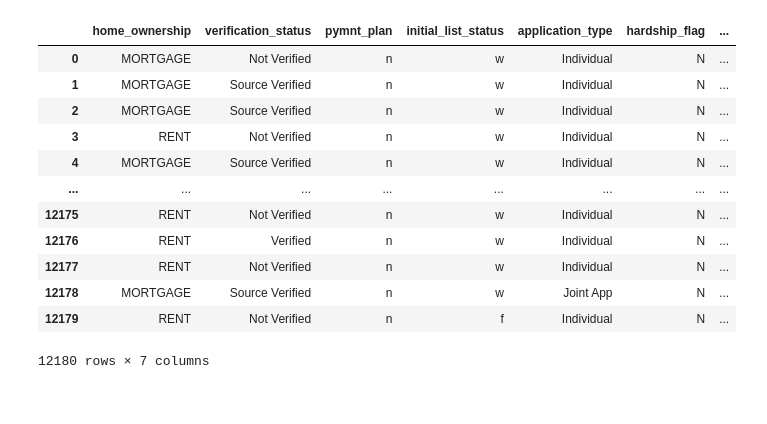
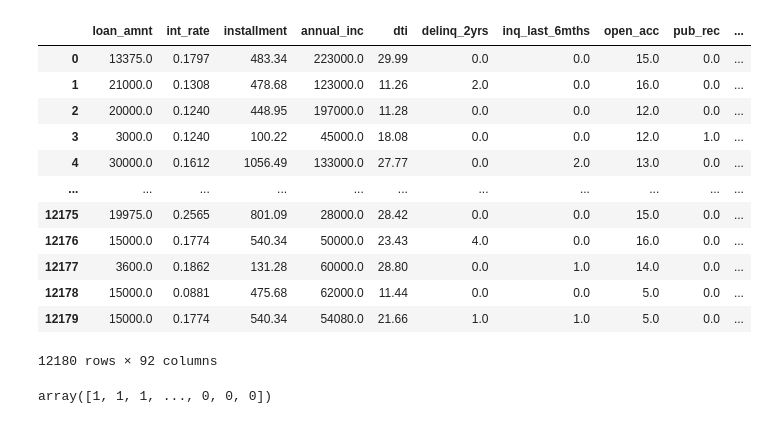
Before and after one commit to Jorgehdzdata/Supervised-Machine-Learning-Homework-, a Jupyter notebook: Credit Risk Evaluator.ipynb, the cells around one changed output. Saved outputs shown, nothing was run; the diff lists cells and outputs as text; code cells hidden in the pictures.

```diff
--- a/Credit Risk Evaluator.ipynb
+++ b/Credit Risk Evaluator.ipynb
@@ -7,20 +9,24 @@ train_df = pd.read_csv(Path('Resources/2019loans.csv'))
 test_df = pd.read_csv(Path('Resources/2020Q1loans.csv'))
 # %%
 # Convert categorical data to numeric and separate target feature for training data
-train_df1 = train_df.select_dtypes(include='object')
-x = train_df1.drop('loan_status' , axis=1)
-x
+# Cat_Data = train_df.select_dtypes(include='object').columns.to_list
+# Cat_Data
+x = train_df.drop(['loan_status', 'index', 'Unnamed: 0'], axis=1)
+#print(x)
+X_train = pd.get_dummies(x)
+#print(X.columns)
+X_train
 # %% [output]
-|  | home_ownership | verification_status | pymnt_plan | initial_list_status | application_type | hardship_flag | ... |
-| 0 | MORTGAGE | Not Verified | n | w | Individual | N | ... |
-| 1 | MORTGAGE | Source Verified | n | w | Individual | N | ... |
-| 2 | MORTGAGE | Source Verified | n | w | Individual | N | ... |
-| 3 | RENT | Not Verified | n | w | Individual | N | ... |
-| 4 | MORTGAGE | Source Verified | n | w | Individual | N | ... |
-| ... | ... | ... | ... | ... | ... | ... | ... |
-| 12175 | RENT | Not Verified | n | w | Individual | N | ... |
-| 12176 | RENT | Verified | n | w | Individual | N | ... |
-| 12177 | RENT | Not Verified | n | w | Individual | N | ... |
-| 12178 | MORTGAGE | Source Verified | n | w | Joint App | N | ... |
-| 12179 | RENT | Not Verified | n | f | Individual | N | ... |
+|  | loan_amnt | int_rate | installment | annual_inc | dti | delinq_2yrs | inq_last_6mths | open_acc | pub_rec | ... |
+| 0 | 13375.0 | 0.1797 | 483.34 | 223000.0 | 29.99 | 0.0 | 0.0 | 15.0 | 0.0 | ... |
+| 1 | 21000.0 | 0.1308 | 478.68 | 123000.0 | 11.26 | 2.0 | 0.0 | 16.0 | 0.0 | ... |
+| 2 | 20000.0 | 0.1240 | 448.95 | 197000.0 | 11.28 | 0.0 | 0.0 | 12.0 | 0.0 | ... |
+| 3 | 3000.0 | 0.1240 | 100.22 | 45000.0 | 18.08 | 0.0 | 0.0 | 12.0 | 1.0 | ... |
+| 4 | 30000.0 | 0.1612 | 1056.49 | 133000.0 | 27.77 | 0.0 | 2.0 | 13.0 | 0.0 | ... |
+| ... | ... | ... | ... | ... | ... | ... | ... | ... | ... | ... |
+| 12175 | 19975.0 | 0.2565 | 801.09 | 28000.0 | 28.42 | 0.0 | 0.0 | 15.0 | 0.0 | ... |
+| 12176 | 15000.0 | 0.1774 | 540.34 | 50000.0 | 23.43 | 4.0 | 0.0 | 16.0 | 0.0 | ... |
+| 12177 | 3600.0 | 0.1862 | 131.28 | 60000.0 | 28.80 | 0.0 | 1.0 | 14.0 | 0.0 | ... |
+| 12178 | 15000.0 | 0.0881 | 475.68 | 62000.0 | 11.44 | 0.0 | 0.0 | 5.0 | 0.0 | ... |
+| 12179 | 15000.0 | 0.1774 | 540.34 | 54080.0 | 21.66 | 1.0 | 1.0 | 5.0 | 0.0 | ... |
-12180 rows × 7 columns
+12180 rows × 92 columns
@@ -30,0 +33,7 @@ x
+# %%
+#Converting the loan status to numeric
+Y_train = train_df.loan_status.values
+Y_train = LabelEncoder().fit_transform(Y_train)
+Y_train
+# %% [output]
+array([1, 1, 1, ..., 0, 0, 0])
```
Also changed, not shown: parts of 14 cells of this notebook.
